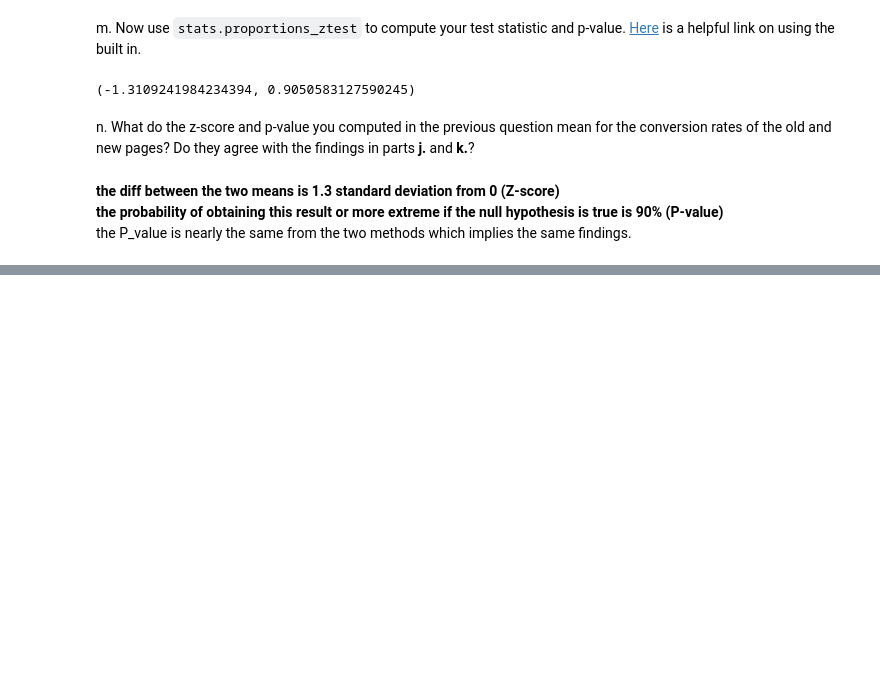
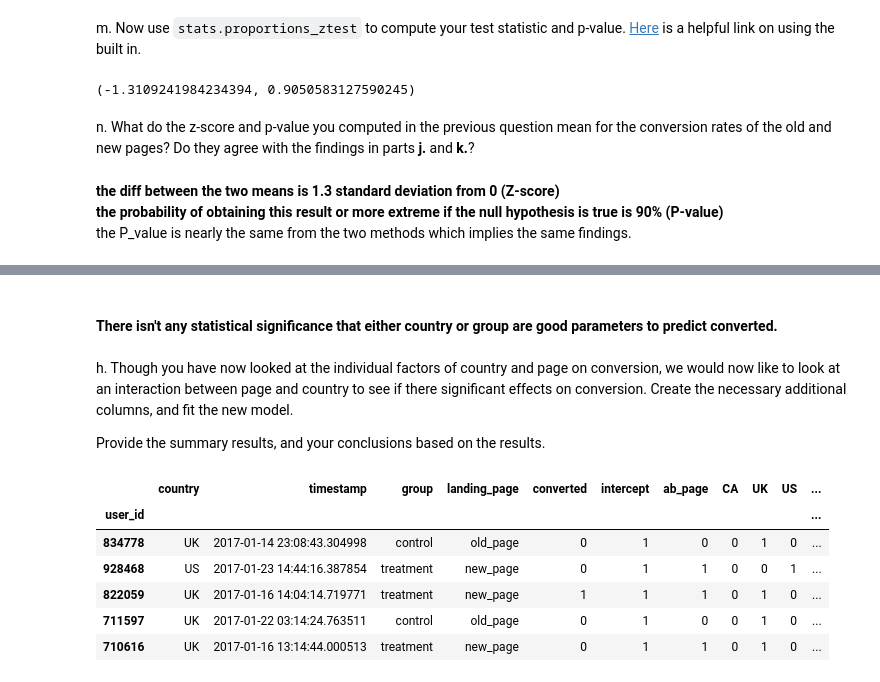
Before and after one commit to MohabElghamry/Analyze-A-B-test-results, a Jupyter notebook: Analyze_ab_test.ipynb, the cells around one changed output, grey strips where cells are left out. Saved outputs shown, nothing was run; the diff lists cells and outputs as text; code cells hidden in the pictures; blank space fills up the shorter version.

```diff
--- a/Analyze_ab_test.ipynb
+++ b/Analyze_ab_test.ipynb
@@ -301,0 +313,3 @@ the P_value is nearly the same from the two methods which implies the same findi
+# %%
+df2['intercept'] = 1
+df2['ab_page'] = np.where(df2['landing_page'] == 'new_page', 1, 0)
@@ -301,0 +364,3 @@ the P_value is nearly the same from the two methods which implies the same findi
+# %%
+countries_df = pd.read_csv('./countries.csv')
+df_new = countries_df.set_index('user_id').join(df2.set_index('user_id'), how='inner')
@@ -301,0 +377,5 @@ the P_value is nearly the same from the two methods which implies the same findi
+# %%
+### Create the necessary dummy variables
+dummy = pd.get_dummies(df_new['country'])
+df_new = df_new.join(dummy)
+df_new.head()
@@ -301,0 +412,18 @@ the P_value is nearly the same from the two methods which implies the same findi
+# %% [markdown]
+#### There isn't any statistical significance that either country or group  are good parameters to predict converted.
+# %% [markdown]
+h. Though you have now looked at the individual factors of country and page on conversion, we would now like to look at an interaction between page and country to see if there significant effects on conversion.  Create the necessary additional columns, and fit the new model.
+
+Provide the summary results, and your conclusions based on the results.
+# %%
+df_new['UK_page'] = df_new['UK'] * df_new['ab_page']
+df_new['CA_page'] = df_new['CA'] * df_new['ab_page']
+df_new.head()
+# %% [output]
+|  | country | timestamp | group | landing_page | converted | intercept | ab_page | CA | UK | US | ... |
+| user_id |  |  |  |  |  |  |  |  |  |  | ... |
+| 834778 | UK | 2017-01-14 23:08:43.304998 | control | old_page | 0 | 1 | 0 | 0 | 1 | 0 | ... |
+| 928468 | US | 2017-01-23 14:44:16.387854 | treatment | new_page | 0 | 1 | 1 | 0 | 0 | 1 | ... |
+| 822059 | UK | 2017-01-16 14:04:14.719771 | treatment | new_page | 1 | 1 | 1 | 0 | 1 | 0 | ... |
+| 711597 | UK | 2017-01-22 03:14:24.763511 | control | old_page | 0 | 1 | 0 | 0 | 1 | 0 | ... |
+| 710616 | UK | 2017-01-16 13:14:44.000513 | treatment | new_page | 0 | 1 | 1 | 0 | 1 | 0 | ... |
```
Also changed, not shown: parts of 19 cells of this notebook.
